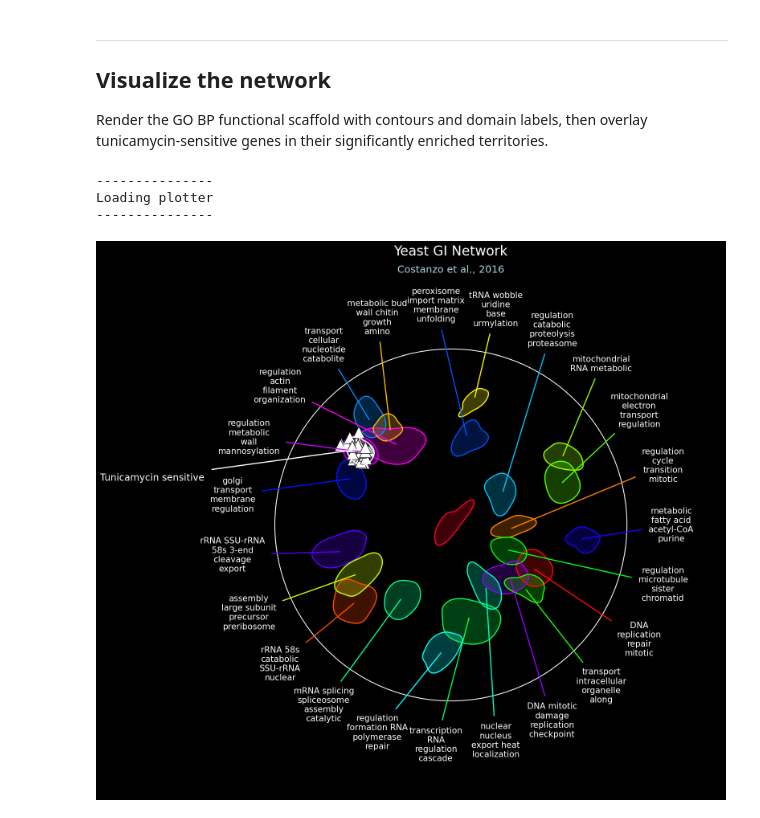
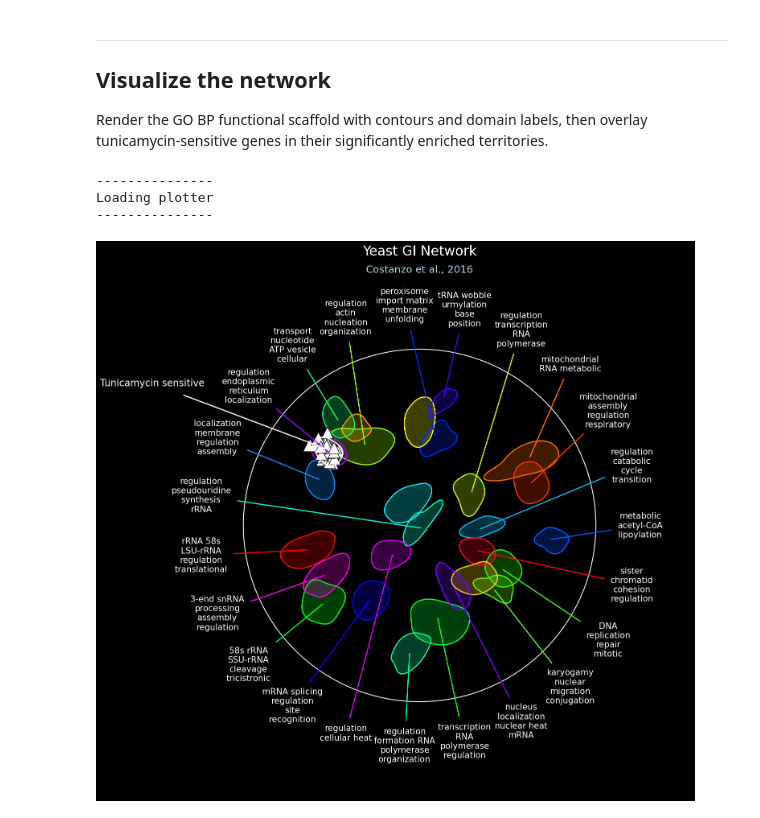
Before and after one commit to riskportal/risk-docs, a Jupyter notebook: notebooks/quickstart_advanced.ipynb, the cells around one changed output. Drawn from its saved outputs; the diff is of its cells as text; code cells hidden in the pictures.

Commit message:
refine advanced quickstart workflow and visualization

```diff
--- a/notebooks/quickstart_advanced.ipynb
+++ b/notebooks/quickstart_advanced.ipynb
@@ -144,9 +144,9 @@ stats_bp = risk.run_permutation(
     clusters=clusters,
     score_metric="stdev",
     null_distribution="network",
-    num_permutations=1_000,  # Use 100 for quicker testing; increase for real analysis
+    num_permutations=100,  # Use 100 for quicker testing; increase for real analysis
     random_seed=RANDOM_SEED,
-    max_workers=4,
+    max_workers=1,
 )
 print("Permutation test complete")
 # %% [output]
@@ -171,7 +171,7 @@ graph_bp = risk.load_graph(
     annotation=annotation_bp,
     stats_results=stats_bp,
     tail="right",
-    pval_cutoff=0.005,
+    pval_cutoff=0.01,
     fdr_cutoff=1.00,
     display_prune_threshold=0.06,
     linkage_criterion="distance",
@@ -492,8 +492,10 @@ Tunicamycin-sensitive genes in enriched regions: 37
 
 Render the GO BP functional scaffold with contours and domain labels, then overlay tunicamycin-sensitive genes in their significantly enriched territories.
 # %%
+plt.ioff()
+
 # Set random seed for reproducibility
-random_seed = 887
+random_seed = RANDOM_SEED
 
 # Initialize the Plotter with the GO BP graph
 plotter = risk.load_plotter(
@@ -576,7 +578,7 @@ plotter.plot_labels(
     arrow_alpha=1.0,
     arrow_base_shrink=10.0,
     arrow_tip_shrink=0.0,
-    max_labels=50,
+    max_labels=24,
     min_label_lines=2,
     max_label_lines=4,
     min_chars_per_line=3,
@@ -628,32 +630,32 @@ plotter.plot_subcontour(
     grid_size=250,
     color="#ffffff",
     linestyle="solid",
     linewidth=2.0,
     alpha=1.0,
     fill_alpha=0.25,
 )
 plotter.plot_sublabel(
     nodes=tunicamycin_localized,
     label="Tunicamycin sensitive",
-    radial_position=279,
+    radial_position=298,
     scale=1.6,
     offset=0.12,
     font="DejaVu Sans",
     fontsize=17,
     fontcolor="white",
     fontalpha=1.0,
     arrow_linewidth=2.0,
     arrow_style="-",
     arrow_color="#ffffff",
     arrow_alpha=1.0,
     arrow_base_shrink=30.0,
     arrow_tip_shrink=0.0,
 )
 
 # Display the plot
 plotter.show()
 # %% [output]
 ---------------
 Loading plotter
 ---------------
-[figure, old version]
+[figure, new version]
```
Also changed, not shown: parts of 7 cells of this notebook.
